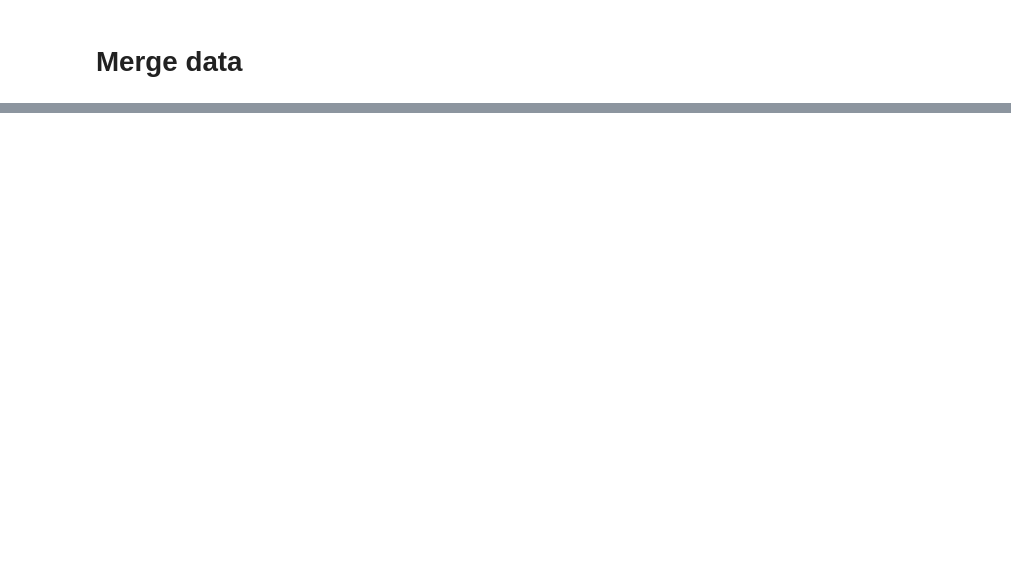
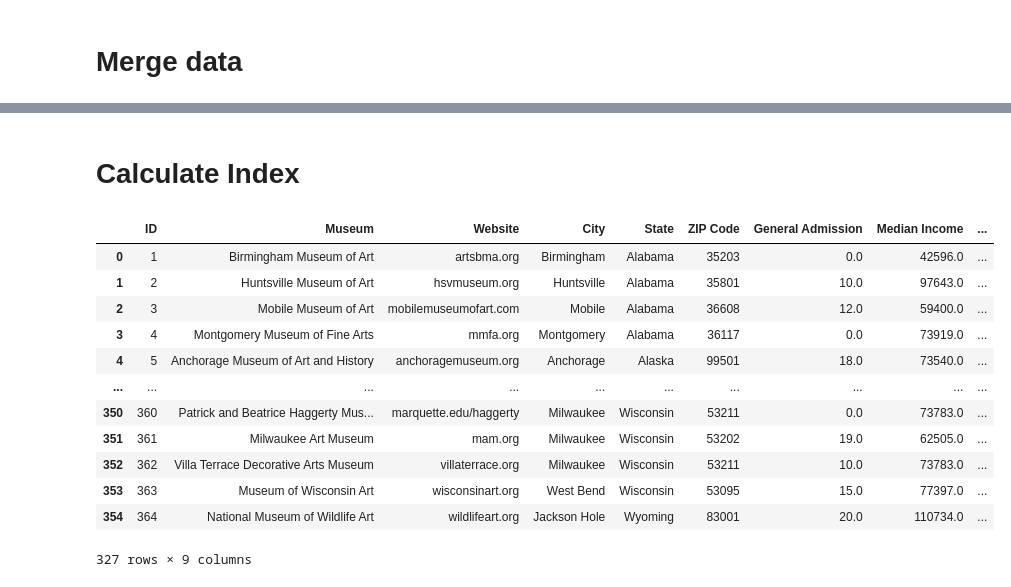
Before and after one commit to krduva02/Accessing-Art-Museums, a Jupyter notebook: Accessing Art Museums.ipynb, the cells around one changed output, grey strips where cells are left out. Drawn from its saved outputs; the diff is of its cells as text; code cells hidden in the pictures; blank space fills up the shorter version.

```diff
--- a/Accessing Art Museums.ipynb
+++ b/Accessing Art Museums.ipynb
@@ -140,0 +189,8 @@ merged_df.head()
+# %%
+# remove all NaN from Median Income
+df.dropna(subset=["Median Income"], inplace=True)
+
+# convert Median Income column from string to integer
+df['Median Income'] = df['Median Income'].astype(float)
+print(df)
+print(df.dtypes)
@@ -140,0 +215,4 @@ merged_df.head()
+# %%
+df["General Admission"] = df["General Admission"].replace("[$,]", "", regex=True).astype(float)
+print(df)
+print(df.dtypes)
@@ -140,0 +237,27 @@ merged_df.head()
+# %% [markdown]
+# Calculate Index
+# %%
+# create new column dividing median income by 12 to find median monthly income
+df['Monthly Median Income'] = df['Median Income'] / 12
+
+# round Monthly Median Income to one decimal place
+df['Monthly Median Income'] = df['Monthly Median Income'].round(1)
+df
+
+
+
+# display index
+# %% [output]
+|  | ID | Museum | Website | City | State | ZIP Code | General Admission | Median Income | ... |
+| 0 | 1 | Birmingham Museum of Art | artsbma.org | Birmingham | Alabama | 35203 | 0.0 | 42596.0 | ... |
+| 1 | 2 | Huntsville Museum of Art | hsvmuseum.org | Huntsville | Alabama | 35801 | 10.0 | 97643.0 | ... |
+| 2 | 3 | Mobile Museum of Art | mobilemuseumofart.com | Mobile | Alabama | 36608 | 12.0 | 59400.0 | ... |
+| 3 | 4 | Montgomery Museum of Fine Arts | mmfa.org | Montgomery | Alabama | 36117 | 0.0 | 73919.0 | ... |
+| 4 | 5 | Anchorage Museum of Art and History | anchoragemuseum.org | Anchorage | Alaska | 99501 | 18.0 | 73540.0 | ... |
+| ... | ... | ... | ... | ... | ... | ... | ... | ... | ... |
+| 350 | 360 | Patrick and Beatrice Haggerty Mus... | marquette.edu/haggerty | Milwaukee | Wisconsin | 53211 | 0.0 | 73783.0 | ... |
+| 351 | 361 | Milwaukee Art Museum | mam.org | Milwaukee | Wisconsin | 53202 | 19.0 | 62505.0 | ... |
+| 352 | 362 | Villa Terrace Decorative Arts Museum | villaterrace.org | Milwaukee | Wisconsin | 53211 | 10.0 | 73783.0 | ... |
+| 353 | 363 | Museum of Wisconsin Art | wisconsinart.org | West Bend | Wisconsin | 53095 | 15.0 | 77397.0 | ... |
+| 354 | 364 | National Museum of Wildlife Art | wildlifeart.org | Jackson Hole | Wyoming | 83001 | 20.0 | 110734.0 | ... |
+327 rows × 9 columns
```
Also changed, not shown: parts of 14 cells of this notebook, 1 other file.
